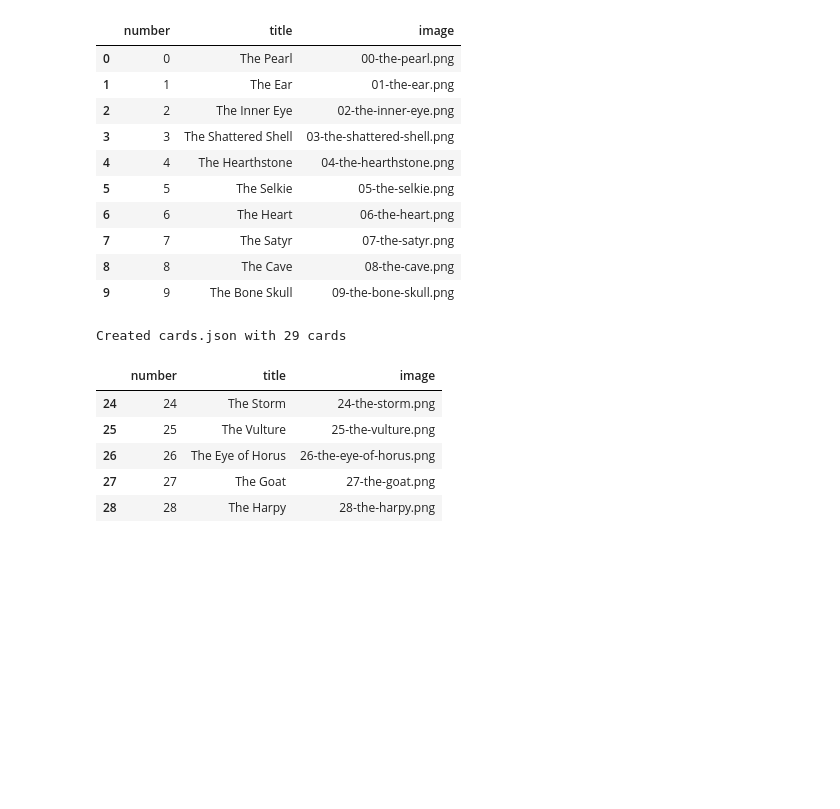
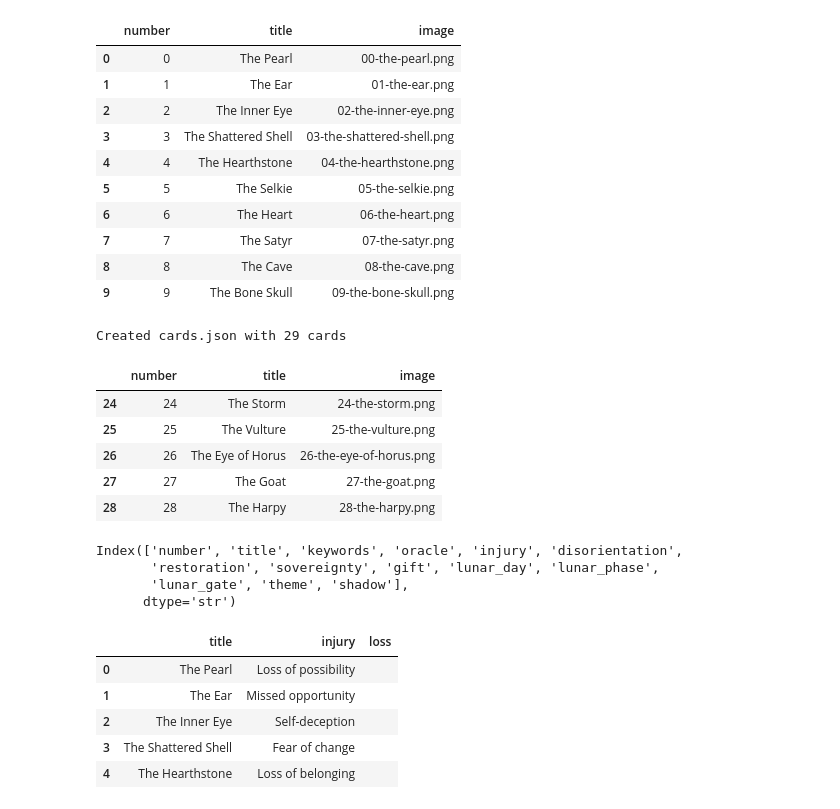
Before and after one commit to Dark-Folio-Press/The-Oracle-Of-Harpies, a Jupyter notebook: notebooks/harpies_deck.ipynb, the cells around one changed output. Saved outputs shown, nothing was run; the diff lists cells and outputs as text; code cells hidden in the pictures; blank space fills up the shorter version.

```diff
--- a/notebooks/harpies_deck.ipynb
+++ b/notebooks/harpies_deck.ipynb
@@ -693,3 +693,14 @@ cards[["number","title","image"]].tail()
 | 26 | 26 | The Eye of Horus | 26-the-eye-of-horus.png |
 | 27 | 27 | The Goat | 27-the-goat.png |
 | 28 | 28 | The Harpy | 28-the-harpy.png |
+# %%
+import pandas as pd
+
+cards = pd.read_csv("harpy_cards.csv")
+
+cards.columns
+# %% [output]
+Index(['number', 'title', 'keywords', 'oracle', 'injury', 'disorientation',
+       'restoration', 'sovereignty', 'gift', 'lunar_day', 'lunar_phase',
+       'lunar_gate', 'theme', 'shadow'],
+      dtype='str')
@@ -695,0 +709,9 @@ cards[["number","title","image"]].tail()
+# %%
+cards[["title","injury","loss"]].head()
+# %% [output]
+|  | title | injury | loss |
+| 0 | The Pearl | Loss of possibility |  |
+| 1 | The Ear | Missed opportunity |  |
+| 2 | The Inner Eye | Self-deception |  |
+| 3 | The Shattered Shell | Fear of change |  |
+| 4 | The Hearthstone | Loss of belonging |  |
```
Also changed, not shown: parts of 25 cells of this notebook, 6 other files.
